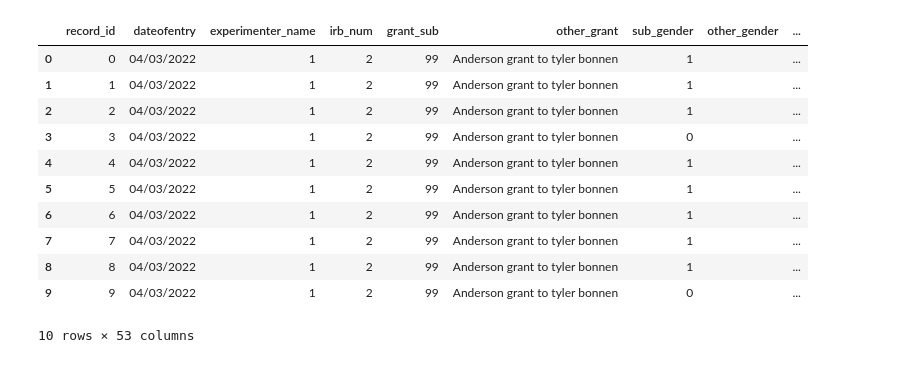
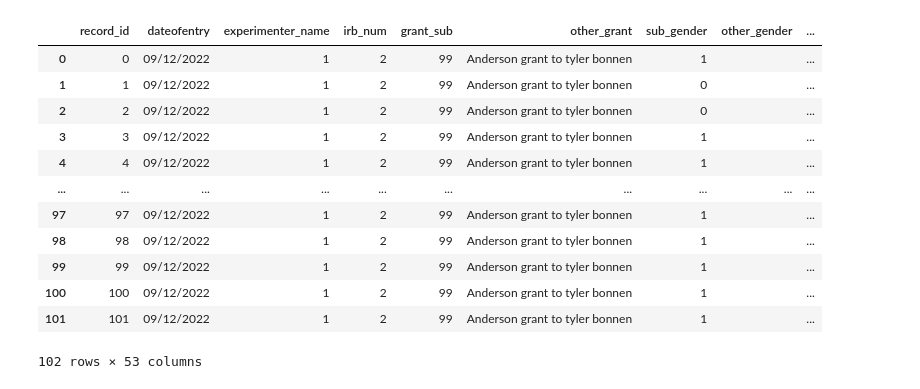
Before and after one commit to csiyer/memory_bias_thesis, a Jupyter notebook: results/scripts/extract_demographics.ipynb, the cells around one changed output. Drawn from its saved outputs; the diff is of its cells as text; code cells hidden in the pictures.

```diff
--- a/results/scripts/extract_demographics.ipynb
+++ b/results/scripts/extract_demographics.ipynb
@@ -32,0 +25,18 @@ output = pd.read_csv(template_path)#.iloc[:,0:output.shape[1]-1]
+# %%
+template_path = '/Users/chrisiyer/_Current/thesis_folder/face_experiment/results/demographics_template.csv'
+datapath = '/Users/chrisiyer/_Current/thesis_folder/face_experiment/results/data/main/afc_across_unused/'
+dempath = '/Users/chrisiyer/_Current/thesis_folder/face_experiment/results/data/main/demographics/'
+outputfile = dempath + 'submitted to redcap/main_for_redcap_3.csv'
+# %%
+task_files = [i for i in os.listdir(datapath) if i.startswith('taskdata')]
+df_list = []
+for f in task_files:
+    df_list.append(pd.read_csv(datapath + f))
+df = pd.concat(df_list)
+df_dem = df[df.trial_type == 'demographics']
+# %%
+pro_dem_files = [i for i in os.listdir(dempath) if i.endswith('csv')]
+df_list = []
+for f in pro_dem_files:
+    df_list.append(pd.read_csv(dempath + f))
+df_pro = pd.concat(df_list)
@@ -115,65 +127,60 @@ def get_gender(gender_raw):
     else:
         return 2
 # %%
-for i in range(len(df_exp)):
-    # for each record, add a row with necessary information
-    sub_id = df_exp['subject_id'].tolist()[i]
-    pro_row = df_pro[df_pro['participant_id'] == sub_id]
+for i in range(len(df_dem)):
 
-    if pro_row.status.iloc[0] == 'APPROVED':
+    sub_id = df_dem.subject_id.iloc[0]
+    pro_row = df_pro[df_pro.participant_id == sub_id]
 
+    if pro_row.status.iloc[0] == 'APPROVED' or pro_row.status.iloc[0] == 'AWAITING REVIEW':
+        # record this participant
         # first, get race, gender
-        race_raw = df_exp.iloc[i,:]['race']
-        hisp_text = df_exp.iloc[i,:]['latinx']
+        race_raw = df_dem.iloc[i]['race']
+        hisp_text = df_dem.iloc[i]['latinx']
         if hisp_text == "No": hispanic = 0
         else: hispanic = 1
-        gender_raw = df_exp.iloc[i,:]['gender']
+        gender_raw = df_dem.iloc[i]['gender']
         if gender_raw == 'other':
-            gender_raw = df_exp.iloc[i,:]['gender_other']
-
+            gender_raw = df_dem.iloc[i]['gender_other']
 
         if not isinstance(gender_raw, str): need_gender = True
         else: need_gender = False
-
-        sub_id = df_exp.iloc[i,:]['_id']
-
 
     #     # USE THIS FOR FULL FORM
     #     age = df_exp.iloc[i,:]['age']
     #     date_time = df_exp.iloc[i,:]['datetime']
     #     date = datetime.strptime(date_time[0:date_time.index(',')], '%m/%d/%Y').strftime('%m/%d/%Y')
 
-        # USE THIS NORMALLY
-        # just need age and date from df_pro, maybe gender
-
+        # USE THIS NORMALLY (just need age and date from df_pro, maybe gender)
         age = pro_row.age
         date = pro_row.completed_date_time.iloc[0].split(" ")[0]
         if need_gender: gender_raw = pro_row['Sex'].iloc[0]
 
 
         row = create_row(
             record_id = i,
             race=get_race(race_raw),
             hispanic=hispanic,
             gender=get_gender(gender_raw),
             other_gender = "",
             age = age,
             date = date)
         output.loc[len(output)] = row
 
 output
 # %% [output]
 |  | record_id | dateofentry | experimenter_name | irb_num | grant_sub | other_grant | sub_gender | other_gender | ... |
-| 0 | 0 | 04/03/2022 | 1 | 2 | 99 | Anderson grant to tyler bonnen | 1 |  | ... |
-| 1 | 1 | 04/03/2022 | 1 | 2 | 99 | Anderson grant to tyler bonnen | 1 |  | ... |
-| 2 | 2 | 04/03/2022 | 1 | 2 | 99 | Anderson grant to tyler bonnen | 1 |  | ... |
-| 3 | 3 | 04/03/2022 | 1 | 2 | 99 | Anderson grant to tyler bonnen | 0 |  | ... |
-| 4 | 4 | 04/03/2022 | 1 | 2 | 99 | Anderson grant to tyler bonnen | 1 |  | ... |
-| 5 | 5 | 04/03/2022 | 1 | 2 | 99 | Anderson grant to tyler bonnen | 1 |  | ... |
-| 6 | 6 | 04/03/2022 | 1 | 2 | 99 | Anderson grant to tyler bonnen | 1 |  | ... |
-| 7 | 7 | 04/03/2022 | 1 | 2 | 99 | Anderson grant to tyler bonnen | 1 |  | ... |
-| 8 | 8 | 04/03/2022 | 1 | 2 | 99 | Anderson grant to tyler bonnen | 1 |  | ... |
-| 9 | 9 | 04/03/2022 | 1 | 2 | 99 | Anderson grant to tyler bonnen | 0 |  | ... |
+| 0 | 0 | 09/12/2022 | 1 | 2 | 99 | Anderson grant to tyler bonnen | 1 |  | ... |
+| 1 | 1 | 09/12/2022 | 1 | 2 | 99 | Anderson grant to tyler bonnen | 0 |  | ... |
+| 2 | 2 | 09/12/2022 | 1 | 2 | 99 | Anderson grant to tyler bonnen | 0 |  | ... |
+| 3 | 3 | 09/12/2022 | 1 | 2 | 99 | Anderson grant to tyler bonnen | 1 |  | ... |
+| 4 | 4 | 09/12/2022 | 1 | 2 | 99 | Anderson grant to tyler bonnen | 1 |  | ... |
+| ... | ... | ... | ... | ... | ... | ... | ... | ... | ... |
+| 97 | 97 | 09/12/2022 | 1 | 2 | 99 | Anderson grant to tyler bonnen | 1 |  | ... |
+| 98 | 98 | 09/12/2022 | 1 | 2 | 99 | Anderson grant to tyler bonnen | 1 |  | ... |
+| 99 | 99 | 09/12/2022 | 1 | 2 | 99 | Anderson grant to tyler bonnen | 1 |  | ... |
+| 100 | 100 | 09/12/2022 | 1 | 2 | 99 | Anderson grant to tyler bonnen | 1 |  | ... |
+| 101 | 101 | 09/12/2022 | 1 | 2 | 99 | Anderson grant to tyler bonnen | 1 |  | ... |
-10 rows × 53 columns
+102 rows × 53 columns
 # %%
 output.iloc[:,0:output.shape[1]-1].to_csv(outputfile, index=False)
```
Also changed, not shown: parts of 5 cells of this notebook, 7 other files.
